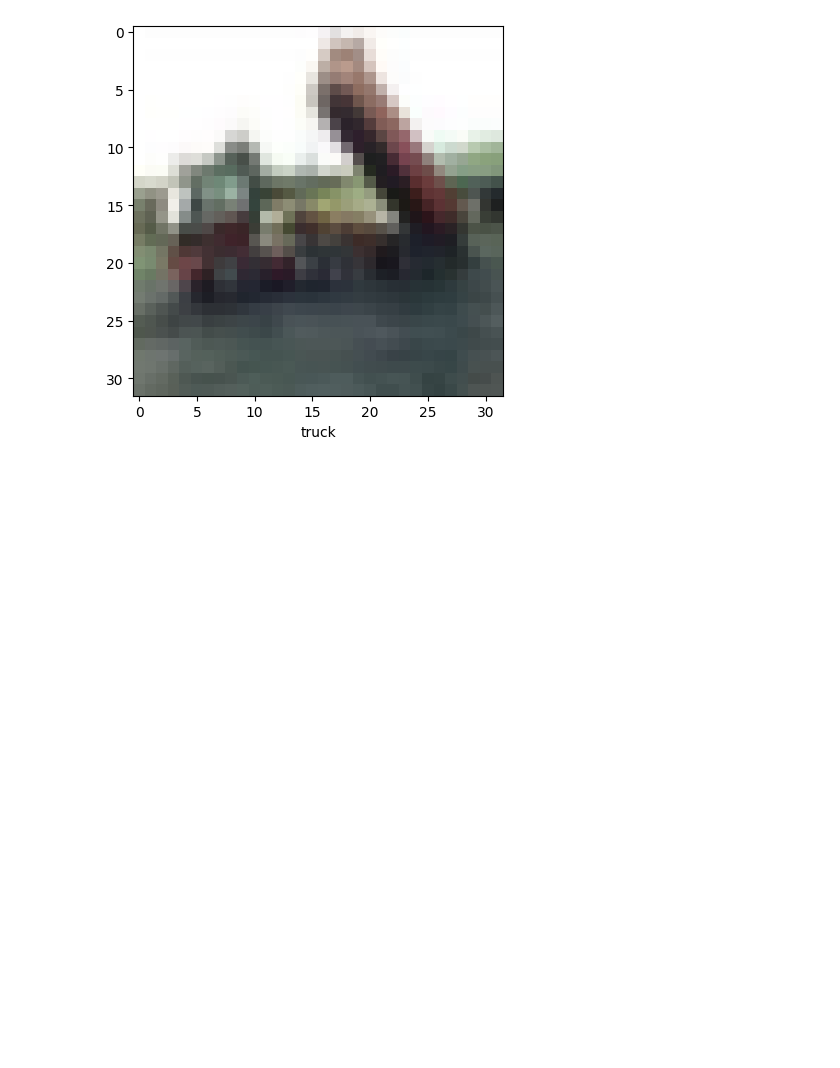
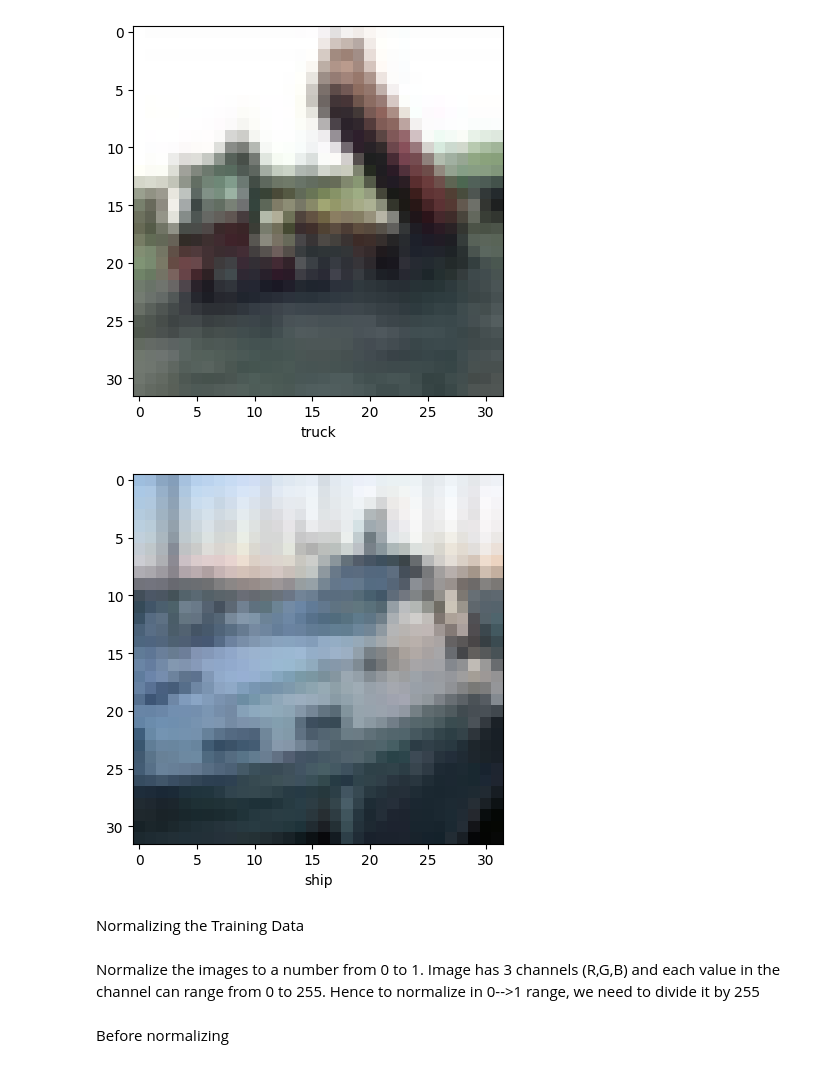
Before and after one commit to MdRimon29/Deep-Learning-CB, a Jupyter notebook: 13-Image classification using CNN/Image_classification_using_CNN.ipynb, the cells around one changed output. Drawn from its saved outputs; the diff is of its cells as text; code cells hidden in the pictures; blank space fills up the shorter version.

```diff
--- a/13-Image classification using CNN/Image_classification_using_CNN.ipynb
+++ b/13-Image classification using CNN/Image_classification_using_CNN.ipynb
@@ -53,3 +53,13 @@ def plot_sample(x,y,index):
 plot_sample(X_train,y_train,2)
 # %% [output]
 [figure]
+# %%
+plot_sample(X_test,y_test,2)
+# %% [output]
+[figure, added]
+# %% [markdown]
+Normalizing the Training Data
+# %% [markdown]
+Normalize the images to a number from 0 to 1. Image has 3 channels (R,G,B) and each value in the channel can range from 0 to 255. Hence to normalize in 0-->1 range, we need to divide it by 255
+# %% [markdown]
+Before normalizing
```
Also changed, not shown: parts of 4 cells of this notebook.
